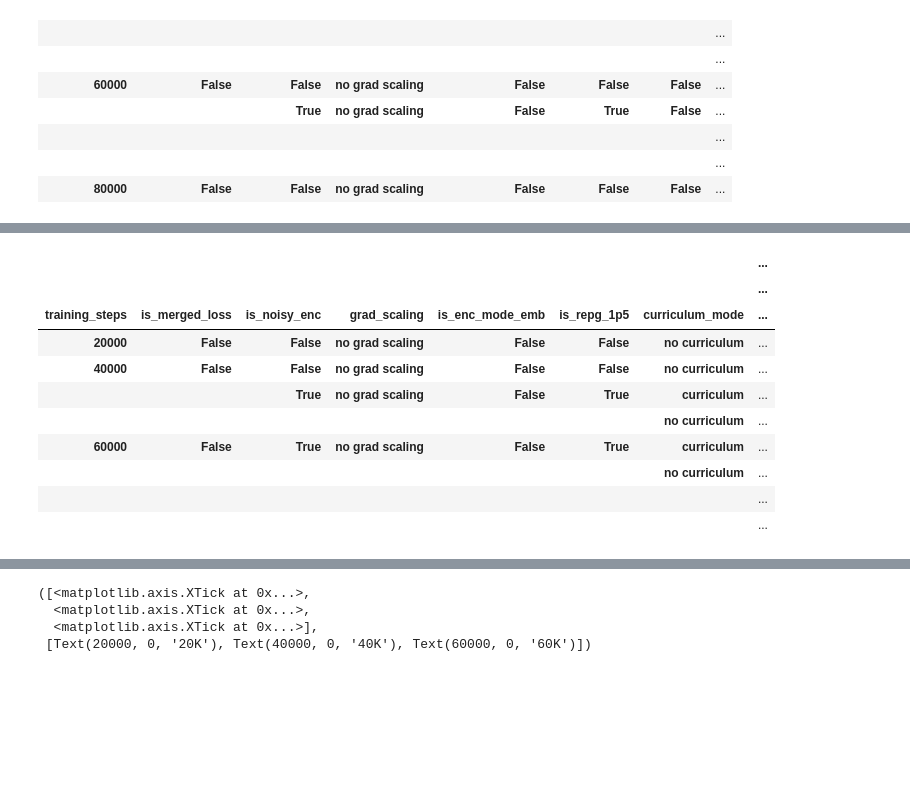
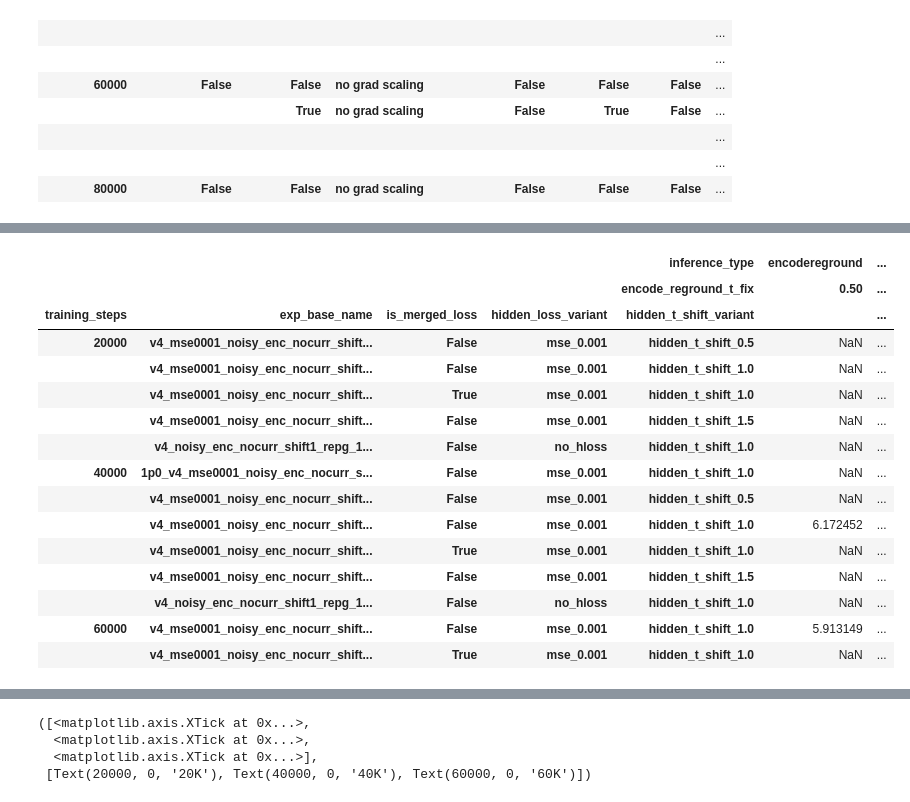
Before and after one commit to BartekPog/sfd-encoder, a Jupyter notebook: notebooks/fid_tables.ipynb, the cells around one changed output, grey strips where cells are left out. Cells and saved outputs as stored; diff of their text form; code cells hidden in the pictures; blank space fills up the shorter version.

```diff
--- a/notebooks/fid_tables.ipynb
+++ b/notebooks/fid_tables.ipynb
@@ -477,6 +483,7 @@ df_table = df_table[
     & (
         (df_table.exp_base_name.str.startswith("v4"))
         | (df_table.exp_base_name.str.startswith("e"))
+        | (df_table.exp_base_name.str.startswith("1p0"))
     )]
 
 
@@ -486,7 +493,7 @@ df_table['is_same_t'] = df_table['exp_base_name'].str.contains("same_t")
 
 
 def extract_curriculum_mode(exp_base_name):
-    if "curriculum" not in exp_base_name:
+    if "curriculum" not in exp_base_name and not exp_base_name.startswith("e"):
         return "no curriculum"
     if "nocurr" in exp_base_name:
         return "no curriculum"
@@ -591,6 +598,12 @@ df_table['no_prefix_name'] = df_table['pure_name'].apply(lambda x: x.split("v4.1
 df_table = df_table[df_table["pure_name"].str.contains("h16") == False]
 df_table = df_table[df_table.hidden_loss_variant != "buggy no_hloss"]
 
+df_table["encode_reground_t_fix"] = df_table["encode_reground_t_fix"].fillna(-1)
+df_table["reground_fixed_enc_noise"] = df_table["reground_fixed_enc_noise"].fillna(False)
+df_table["reground_fixed_cond_noise"] = df_table["reground_fixed_cond_noise"].fillna(False)
+df_table["reground_shared_noise"] = df_table["reground_shared_noise"].fillna(False)
+df_table.cfg_scale = df_table.cfg_scale.fillna(1.0)
+df_table.hidden_rep_guidance = df_table.hidden_rep_guidance.fillna(1.0)
 df_table.hidden_loss_variant.unique()
 # %% [output]
 <StringArray>
@@ -1285,8 +1309,11 @@ spec_fields =[
     "is_same_t",
     "shared_hp_variant",
     "hidden_loss_variant",
-    "hidden_t_shift_variant"
+    "hidden_t_shift_variant",
+    "cfg_scale",
+    "hidden_rep_guidance",
 ]
+
 
 df_table["encode_reground_t_fix"] = df_table["encode_reground_t_fix"].fillna(-1)
 
@@ -1338,49 +1684,72 @@ tab_df
 # Base loss variants
 
 spec_fields =[
     "is_merged_loss",
     "is_noisy_enc",
     'grad_scaling',
     'is_enc_mode_emb',
     'is_repg_1p5',
     "curriculum_mode",
     "is_same_t",
     "shared_hp_variant",
     "hidden_loss_variant",
-    "hidden_t_shift_variant"
+    "hidden_t_shift_variant",
+    "reground_shared_noise",
+    # 'reground_fixed_enc_noise',
+    'reground_fixed_cond_noise',
+    "cfg_scale",
+    "hidden_rep_guidance",
 ]
 
 df_table["encode_reground_t_fix"] = df_table["encode_reground_t_fix"].fillna(-1)
+df_table["reground_fixed_enc_noise"] = df_table["reground_fixed_enc_noise"].fillna(False)
+df_table["reground_fixed_cond_noise"] = df_table["reground_fixed_cond_noise"].fillna(False)
 
 # df_table
 tab_df = (
-    df_table.assign(shared_hp_variant=pd.Categorical(df_table["shared_hp_variant"], categories=["no_shared_hp", "shared_hp3", "shared_all"], ordered=True))[
-        (~df_table["exp_base_name"].str.contains("baseline"))
-        & (df_table["training_steps"] <=120000)
-        & (~df_table["pure_name"].str.contains("h16"))
-        & (df_table["inference_type"].isin(["linear", "encodereground"]))
+    df_table.assign(shared_hp_variant=pd.Categorical(df_table["shared_hp_variant"], categories=["no_shared_hp", "shared_hp3", "shared_all"], ordered=True))
+    .loc[lambda d:
+        (~d["exp_base_name"].str.contains("baseline"))
+        & (d["training_steps"] <=120000)
+        & (~d["pure_name"].str.contains("h16"))
+        & (d["inference_type"].isin(["linear", "encodereground"]))
+        & ((d["inference_type"] == "linear") | (d["reground_shared_noise"] == False))
+        & ((d["inference_type"] == "linear") | (d["reground_fixed_enc_noise"] == False))
+        & ((d["reground_fixed_cond_noise"] == False) | (d["inference_type"] == "linear"))
+        & (d['hidden_loss_variant'] != "mse_0.01")
+        * (d["curriculum_mode"] == "no curriculum")
     ]
     # Order the shared_hp_variant column so that "no_shared_hp" comes first, then then "shared_hp3" and then "shared_all"
-    .pivot_table(index=["training_steps", *spec_fields], values="fid50k", columns=["inference_type", "encode_reground_t_fix"], aggfunc="min")
+    .pivot_table(index=["training_steps", "exp_base_name", *spec_fields], values="fid50k", columns=["inference_type", "encode_reground_t_fix"], aggfunc="min")
     # .sort_values(by=["training_steps", "fid50k"], ascending=False)
 )
 # Drop rows where there are less than 2 non-NaN values
 tab_df = tab_df[tab_df.notna().sum(axis=1) >= 2]
 
 # Drop columns where every value is nan
-# tab_df = tab_df.dropna(how="all", axis=1)
+tab_df = tab_df.dropna(how="all", axis=1)
+
+#drop index columns where all values are the same
+for col in spec_fields:
+    if tab_df.index.get_level_values(col).nunique() == 1:
+        tab_df = tab_df.droplevel(col)
 
 # tab_df[(tab_df[True].notna()) & (tab_df[False].notna())]
 tab_df
 # %% [output]
-|  |  |  |  |  |  |  | ... |
-|  |  |  |  |  |  |  | ... |
-| training_steps | is_merged_loss | is_noisy_enc | grad_scaling | is_enc_mode_emb | is_repg_1p5 | curriculum_mode | ... |
-| 20000 | False | False | no grad scaling | False | False | no curriculum | ... |
-| 40000 | False | False | no grad scaling | False | False | no curriculum | ... |
-|  |  | True | no grad scaling | False | True | curriculum | ... |
-|  |  |  |  |  |  | no curriculum | ... |
-| 60000 | False | True | no grad scaling | False | True | curriculum | ... |
-|  |  |  |  |  |  | no curriculum | ... |
-|  |  |  |  |  |  |  | ... |
-|  |  |  |  |  |  |  | ... |
+|  |  |  |  | inference_type | encodereground | ... |
+|  |  |  |  | encode_reground_t_fix | 0.50 | ... |
+| training_steps | exp_base_name | is_merged_loss | hidden_loss_variant | hidden_t_shift_variant |  | ... |
+| 20000 | v4_mse0001_noisy_enc_nocurr_shift... | False | mse_0.001 | hidden_t_shift_0.5 | NaN | ... |
+|  | v4_mse0001_noisy_enc_nocurr_shift... | False | mse_0.001 | hidden_t_shift_1.0 | NaN | ... |
+|  | v4_mse0001_noisy_enc_nocurr_shift... | True | mse_0.001 | hidden_t_shift_1.0 | NaN | ... |
+|  | v4_mse0001_noisy_enc_nocurr_shift... | False | mse_0.001 | hidden_t_shift_1.5 | NaN | ... |
+|  | v4_noisy_enc_nocurr_shift1_repg_1... | False | no_hloss | hidden_t_shift_1.0 | NaN | ... |
+| 40000 | 1p0_v4_mse0001_noisy_enc_nocurr_s... | False | mse_0.001 | hidden_t_shift_1.0 | NaN | ... |
+|  | v4_mse0001_noisy_enc_nocurr_shift... | False | mse_0.001 | hidden_t_shift_0.5 | NaN | ... |
+|  | v4_mse0001_noisy_enc_nocurr_shift... | False | mse_0.001 | hidden_t_shift_1.0 | 6.172452 | ... |
+|  | v4_mse0001_noisy_enc_nocurr_shift... | True | mse_0.001 | hidden_t_shift_1.0 | NaN | ... |
+|  | v4_mse0001_noisy_enc_nocurr_shift... | False | mse_0.001 | hidden_t_shift_1.5 | NaN | ... |
+|  | v4_noisy_enc_nocurr_shift1_repg_1... | False | no_hloss | hidden_t_shift_1.0 | NaN | ... |
+| 60000 | v4_mse0001_noisy_enc_nocurr_shift... | False | mse_0.001 | hidden_t_shift_1.0 | 5.913149 | ... |
+|  | v4_mse0001_noisy_enc_nocurr_shift... | True | mse_0.001 | hidden_t_shift_1.0 | NaN | ... |
```
Also changed, not shown: parts of 37 cells of this notebook, 23 other files.
